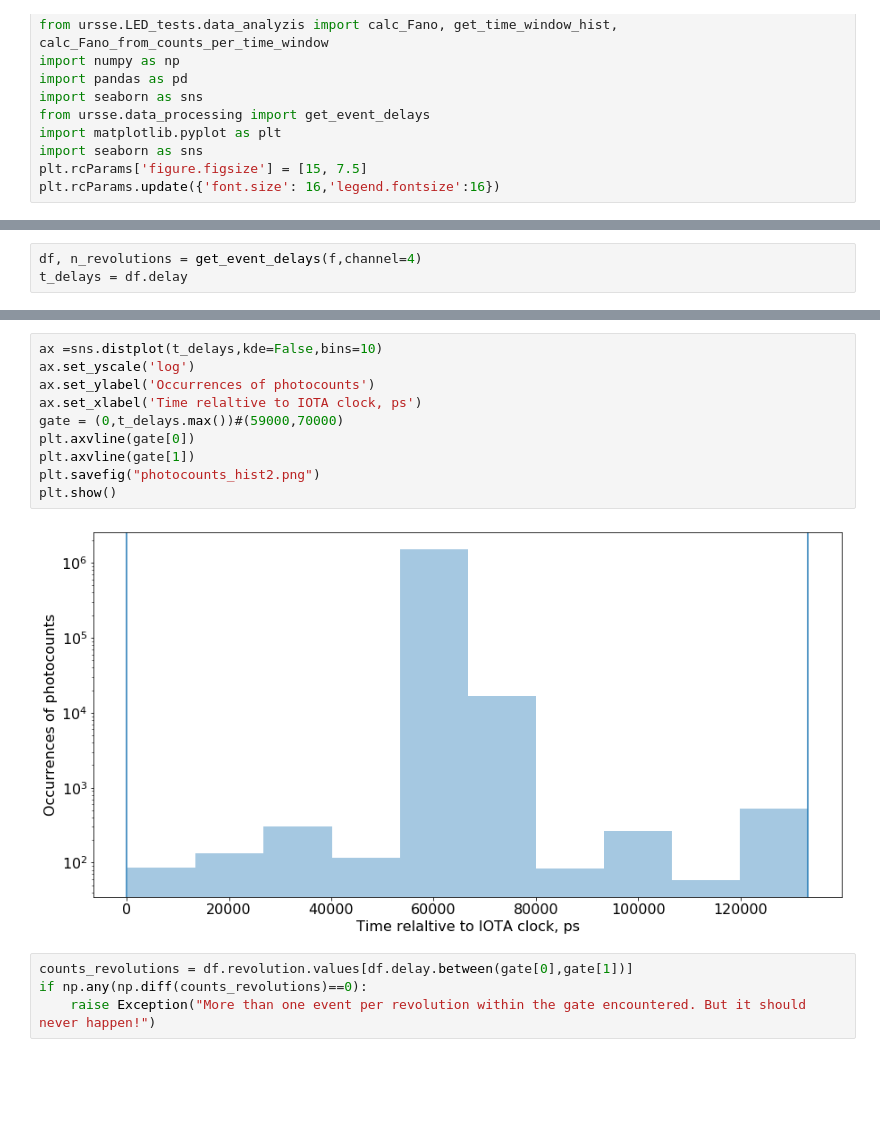
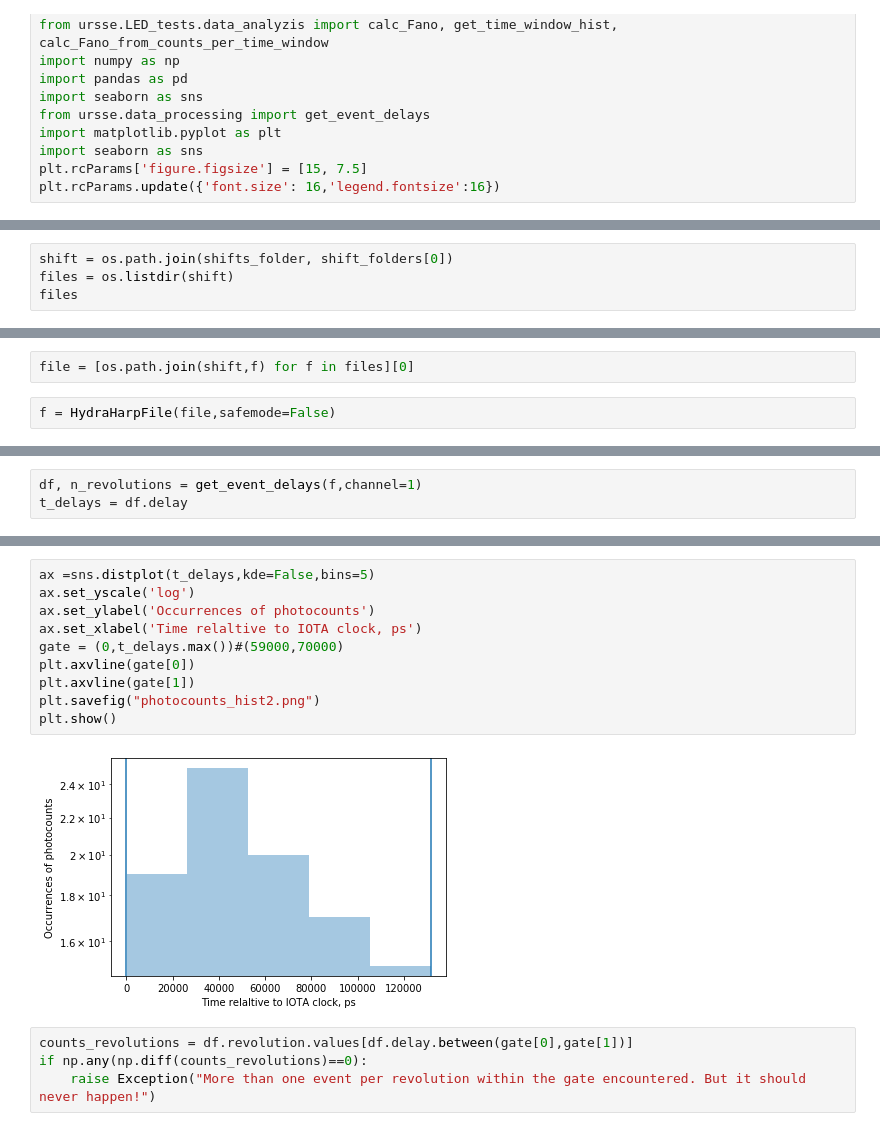
Before and after one commit to IharLobach/ursse, a Jupyter notebook: testing_file_reader/tesing_file_reader.ipynb, the cells around one changed output, grey strips where cells are left out. Cells and saved outputs as stored; diff of their text form; blank space fills up the shorter version.

Commit message:
added shifts folder path

```diff
--- a/testing_file_reader/tesing_file_reader.ipynb
+++ b/testing_file_reader/tesing_file_reader.ipynb
@@ -17,0 +21,4 @@ f = HydraHarpFile(file_name,safemode=False)
+# %%
+shift = os.path.join(shifts_folder, shift_folders[0])
+files = os.listdir(shift)
+files
@@ -17,0 +30,4 @@ f = HydraHarpFile(file_name,safemode=False)
+# %%
+file = [os.path.join(shift,f) for f in files][0]
+# %%
+f = HydraHarpFile(file,safemode=False)
@@ -18,5 +36,5 @@ f = HydraHarpFile(file_name,safemode=False)
 # %%
-df, n_revolutions = get_event_delays(f,channel=4)
+df, n_revolutions = get_event_delays(f,channel=1)
 t_delays = df.delay
 # %%
 df.head()
@@ -30,15 +48,15 @@ df.head()
 # %%
-ax =sns.distplot(t_delays,kde=False,bins=10)
+ax =sns.distplot(t_delays,kde=False,bins=5)
 ax.set_yscale('log')
 ax.set_ylabel('Occurrences of photocounts')
 ax.set_xlabel('Time relaltive to IOTA clock, ps')
 gate = (0,t_delays.max())#(59000,70000)
 plt.axvline(gate[0])
 plt.axvline(gate[1])
 plt.savefig("photocounts_hist2.png")
 plt.show()
 # %% [output]
-[figure, old version]
+[figure, new version]
 # %%
 counts_revolutions = df.revolution.values[df.delay.between(gate[0],gate[1])]
 if np.any(np.diff(counts_revolutions)==0):
```
Also changed, not shown: parts of 8 cells of this notebook.
